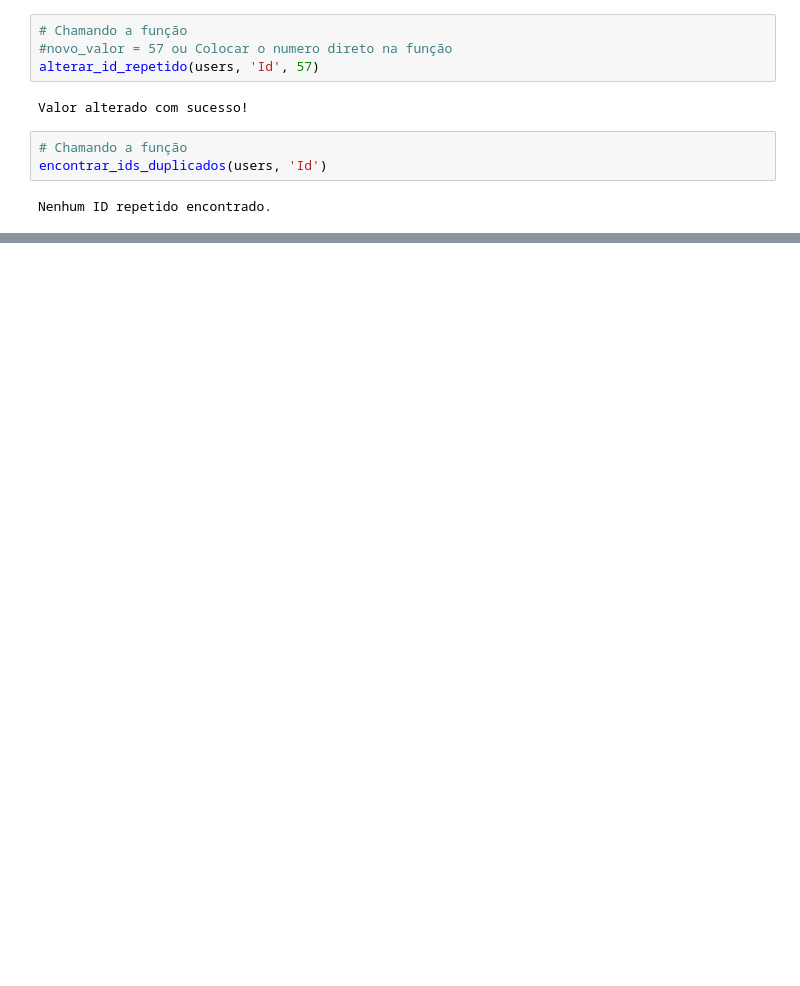
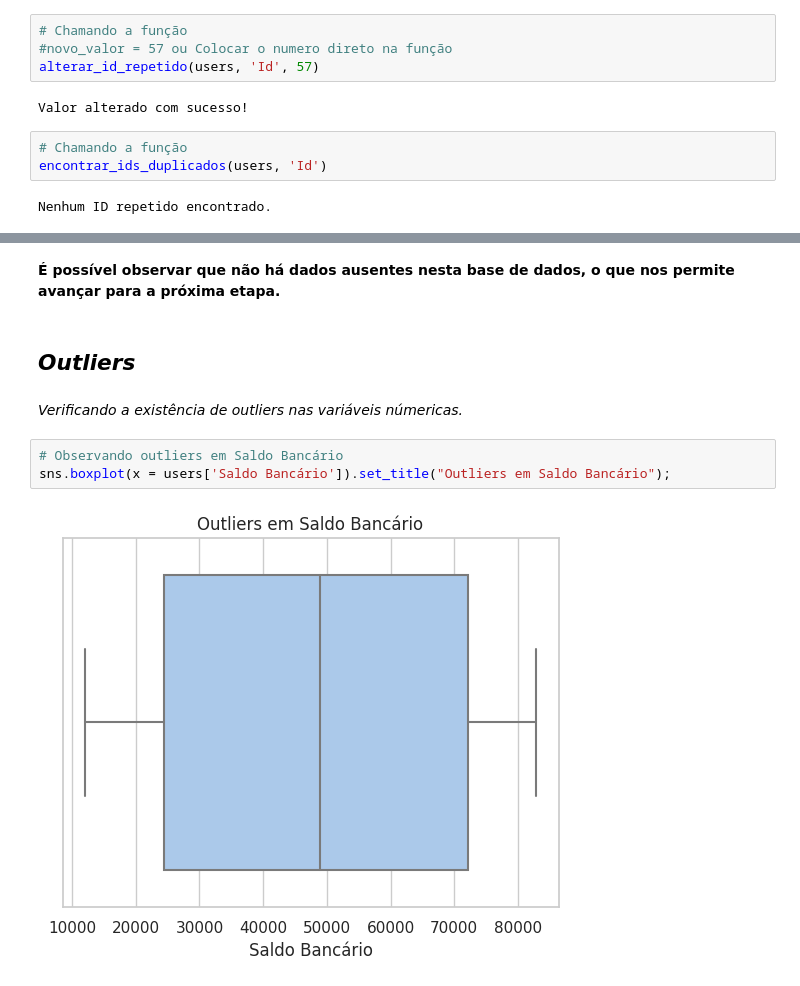
Before and after one commit to JosenildoJunior/DIO, a Jupyter notebook: Pipeline_ETL.ipynb, the cells around one changed output, grey strips where cells are left out. Drawn from its saved outputs; the diff is of its cells as text; blank space fills up the shorter version.

```diff
--- a/Pipeline_ETL.ipynb
+++ b/Pipeline_ETL.ipynb
@@ -174,0 +212,11 @@ users
+# %% [markdown]
+**É possível observar que não há dados ausentes nesta base de dados, o que nos permite avançar para a próxima etapa.**
+# %% [markdown]
+## *Outliers*
+# %% [markdown]
+*Verificando a existência de outliers nas variáveis númericas.*
+# %%
+# Observando outliers em Saldo Bancário
+sns.boxplot(x = users['Saldo Bancário']).set_title("Outliers em Saldo Bancário");
+# %% [output]
+[figure, added]
```
Also changed, not shown: parts of 30 cells of this notebook.
